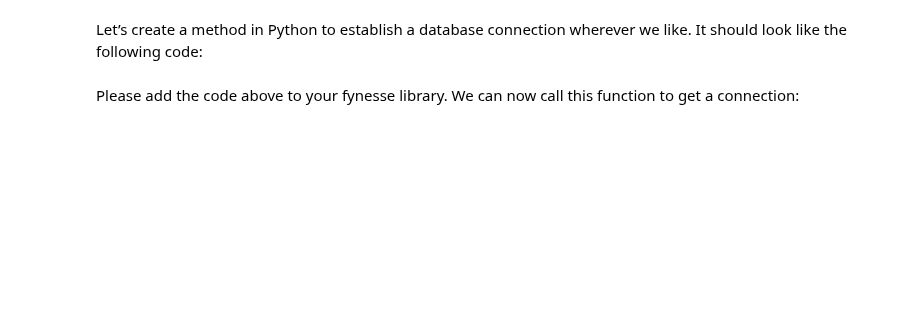
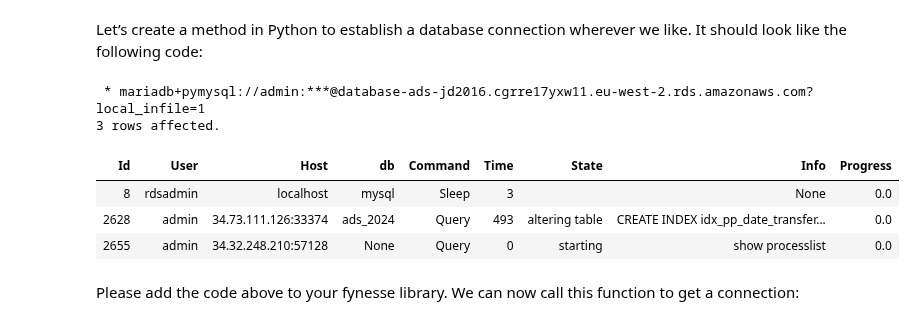
Before and after one commit to JDS289/jd2016_ads_2024, a Jupyter notebook: _notebooks/01-access-assess.ipynb, the cells around one changed output. Cells and saved outputs as stored; diff of their text form; code cells hidden in the pictures; blank space fills up the shorter version.

```diff
--- a/_notebooks/01-access-assess.ipynb
+++ b/_notebooks/01-access-assess.ipynb
@@ -874,6 +902,16 @@ Let’s create a method in Python to establish a database connection
 wherever we like. It should look like the following code:
 # %%
 import pymysql
+# %%
+%%sql
+show processlist;
+# %% [output]
+ * mariadb+pymysql://admin:***@database-ads-jd2016.cgrre17yxw11.eu-west-2.rds.amazonaws.com?local_infile=1
+3 rows affected.
+| Id | User | Host | db | Command | Time | State | Info | Progress |
+| 8 | rdsadmin | localhost | mysql | Sleep | 3 |  | None | 0.0 |
+| 2628 | admin | 34.73.111.126:33374 | ads_2024 | Query | 493 | altering table | CREATE INDEX idx_pp_date_transfer... | 0.0 |
+| 2655 | admin | 34.32.248.210:57128 | None | Query | 0 | starting | show processlist | 0.0 |
 # %%
 def create_connection(user, password, host, database, port=3306):
     """ Create a database connection to the MariaDB database
```
Also changed, not shown: parts of 6 cells of this notebook.
